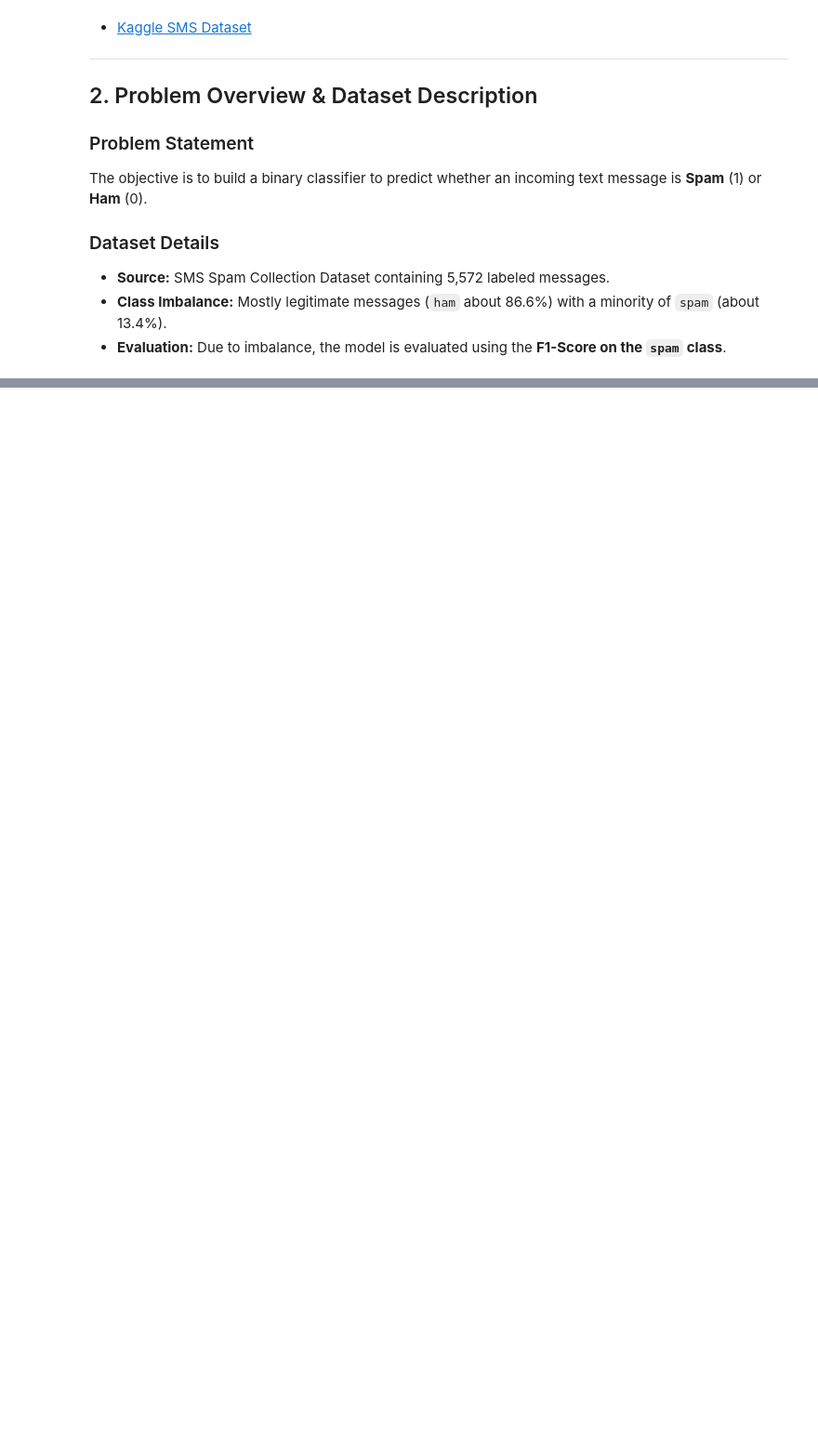
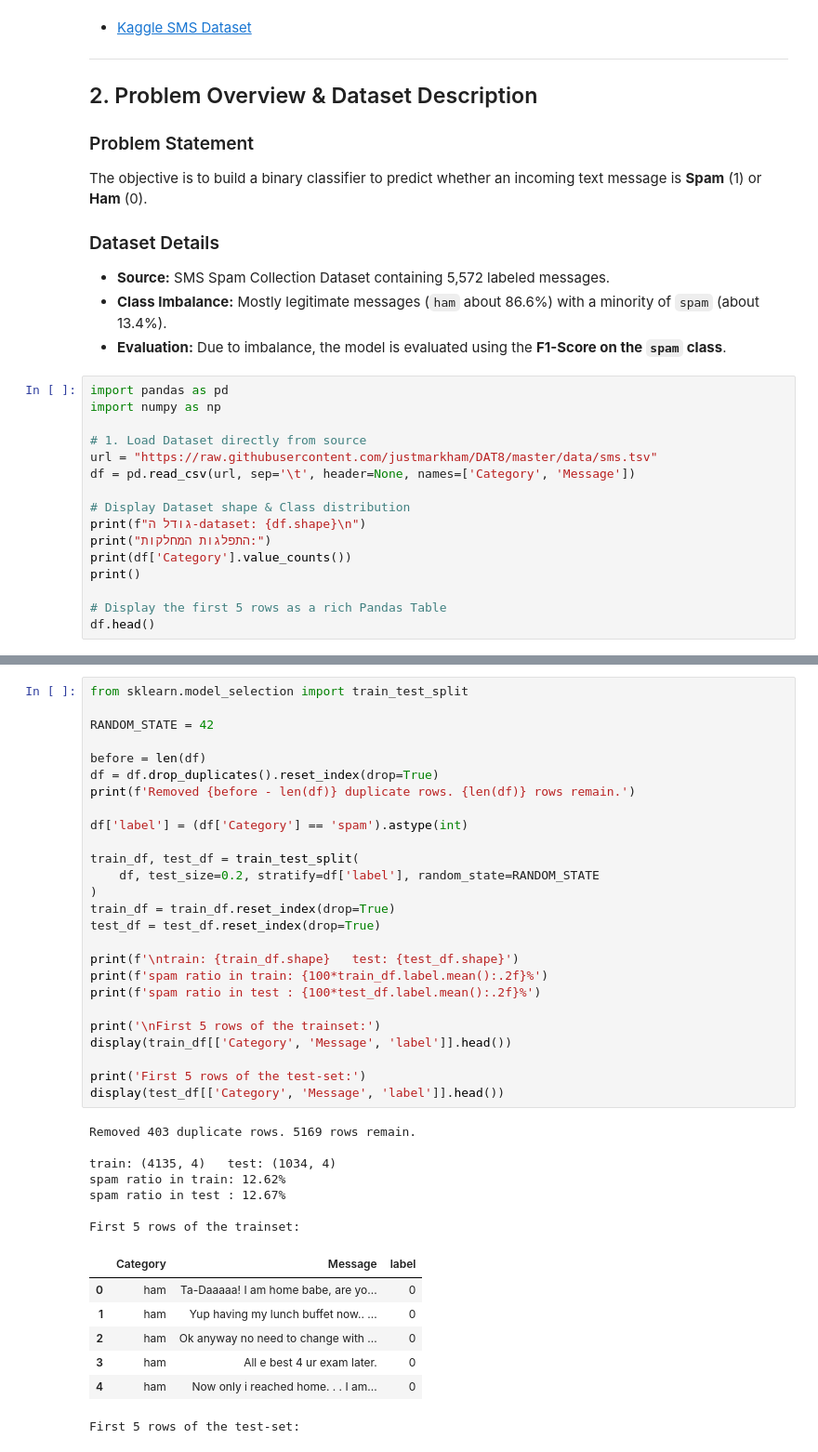
Before and after one commit to barrevivo299-design/SMS-Spam-Classification-NaiveBayes, a Jupyter notebook: SMS_Spam_Classification_NaiveBayes.ipynb, the cells around one changed output, grey strips where cells are left out. Shown at 93% size. Saved outputs shown, nothing was run; the diff lists cells and outputs as text; blank space fills up the shorter version.

```diff
--- a/SMS_Spam_Classification_NaiveBayes.ipynb
+++ b/SMS_Spam_Classification_NaiveBayes.ipynb
@@ -41,3 +41,19 @@ The objective is to build a binary classifier to predict whether an incoming tex
 * **Source:** SMS Spam Collection Dataset containing 5,572 labeled messages.
 * **Class Imbalance:** Mostly legitimate messages (`ham` about 86.6%) with a minority of `spam` (about 13.4%).
 * **Evaluation:** Due to imbalance, the model is evaluated using the **F1-Score on the `spam` class**.
+# %%
+import pandas as pd
+import numpy as np
+
+# 1. Load Dataset directly from source
+url = "https://raw.githubusercontent.com/justmarkham/DAT8/master/data/sms.tsv"
+df = pd.read_csv(url, sep='\t', header=None, names=['Category', 'Message'])
+
+# Display Dataset shape & Class distribution
+print(f"גודל ה-dataset: {df.shape}\n")
+print("התפלגות המחלקות:")
+print(df['Category'].value_counts())
+print()
+
+# Display the first 5 rows as a rich Pandas Table
+df.head()
@@ -43,0 +82,41 @@ The objective is to build a binary classifier to predict whether an incoming tex
+# %%
+from sklearn.model_selection import train_test_split
+
+RANDOM_STATE = 42
+
+before = len(df)
+df = df.drop_duplicates().reset_index(drop=True)
+print(f'Removed {before - len(df)} duplicate rows. {len(df)} rows remain.')
+
+df['label'] = (df['Category'] == 'spam').astype(int)
+
+train_df, test_df = train_test_split(
+    df, test_size=0.2, stratify=df['label'], random_state=RANDOM_STATE
+)
+train_df = train_df.reset_index(drop=True)
+test_df = test_df.reset_index(drop=True)
+
+print(f'\ntrain: {train_df.shape}   test: {test_df.shape}')
+print(f'spam ratio in train: {100*train_df.label.mean():.2f}%')
+print(f'spam ratio in test : {100*test_df.label.mean():.2f}%')
+
+print('\nFirst 5 rows of the trainset:')
+display(train_df[['Category', 'Message', 'label']].head())
+
+print('First 5 rows of the test-set:')
+display(test_df[['Category', 'Message', 'label']].head())
+# %% [output]
+Removed 403 duplicate rows. 5169 rows remain.
+
+train: (4135, 4)   test: (1034, 4)
+spam ratio in train: 12.62%
+spam ratio in test : 12.67%
+
+First 5 rows of the trainset:
+|  | Category | Message | label |
+| 0 | ham | Ta-Daaaaa! I am home babe, are yo... | 0 |
+| 1 | ham | Yup having my lunch buffet now.. ... | 0 |
+| 2 | ham | Ok anyway no need to change with ... | 0 |
+| 3 | ham | All e best 4 ur exam later. | 0 |
+| 4 | ham | Now only i reached home. . . I am... | 0 |
+First 5 rows of the test-set:
```
Also changed, not shown: parts of 11 cells of this notebook.
